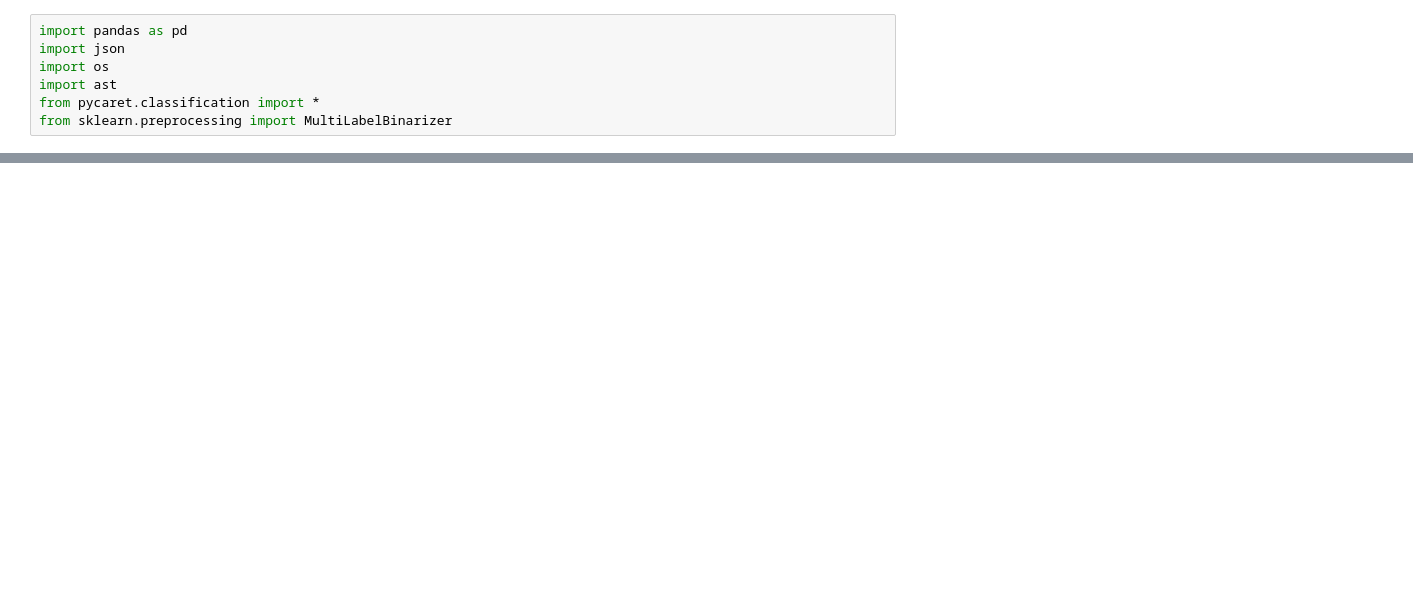
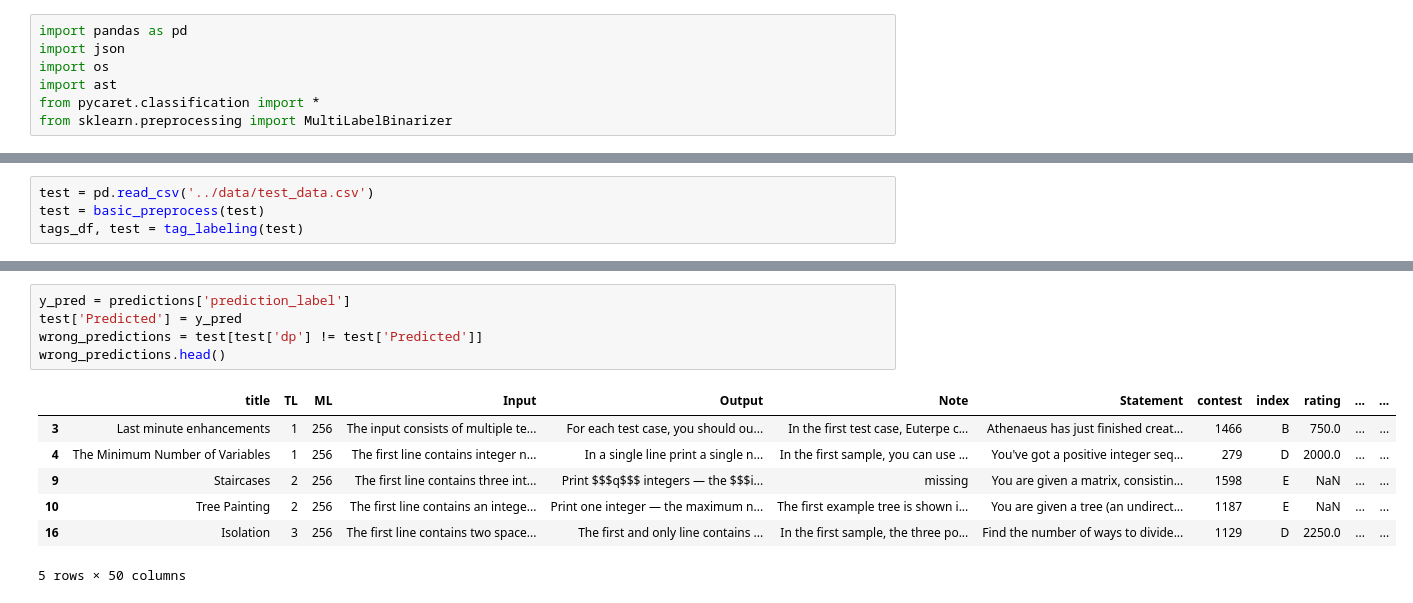
Before and after one commit to mysh212/algorithm-predictor, a Jupyter notebook: lib/pycaret_baseline.ipynb, the cells around one changed output, grey strips where cells are left out. Saved outputs shown, nothing was run; the diff lists cells and outputs as text; blank space fills up the shorter version.

```diff
--- a/lib/pycaret_baseline.ipynb
+++ b/lib/pycaret_baseline.ipynb
@@ -189,0 +147,4 @@ interactive(children=(ToggleButtons(description='Plot Type:', icons=('',), optio
+# %%
+test = pd.read_csv('../data/test_data.csv')
+test = basic_preprocess(test)
+tags_df, test = tag_labeling(test)
@@ -189,0 +156,13 @@ interactive(children=(ToggleButtons(description='Plot Type:', icons=('',), optio
+# %%
+y_pred = predictions['prediction_label']
+test['Predicted'] = y_pred
+wrong_predictions = test[test['dp'] != test['Predicted']]
+wrong_predictions.head()
+# %% [output]
+|  | title | TL | ML | Input | Output | Note | Statement | contest | index | rating | ... | ... |
+| 3 | Last minute enhancements | 1 | 256 | The input consists of multiple te... | For each test case, you should ou... | In the first test case, Euterpe c... | Athenaeus has just finished creat... | 1466 | B | 750.0 | ... | ... |
+| 4 | The Minimum Number of Variables | 1 | 256 | The first line contains integer n... | In a single line print a single n... | In the first sample, you can use ... | You've got a positive integer seq... | 279 | D | 2000.0 | ... | ... |
+| 9 | Staircases | 2 | 256 | The first line contains three int... | Print $$$q$$$ integers — the $$$i... | missing | You are given a matrix, consistin... | 1598 | E | NaN | ... | ... |
+| 10 | Tree Painting | 2 | 256 | The first line contains an intege... | Print one integer — the maximum n... | The first example tree is shown i... | You are given a tree (an undirect... | 1187 | E | NaN | ... | ... |
+| 16 | Isolation | 3 | 256 | The first line contains two space... | The first and only line contains ... | In the first sample, the three po... | Find the number of ways to divide... | 1129 | D | 2250.0 | ... | ... |
+5 rows × 50 columns
```
Also changed, not shown: parts of 7 cells of this notebook.
